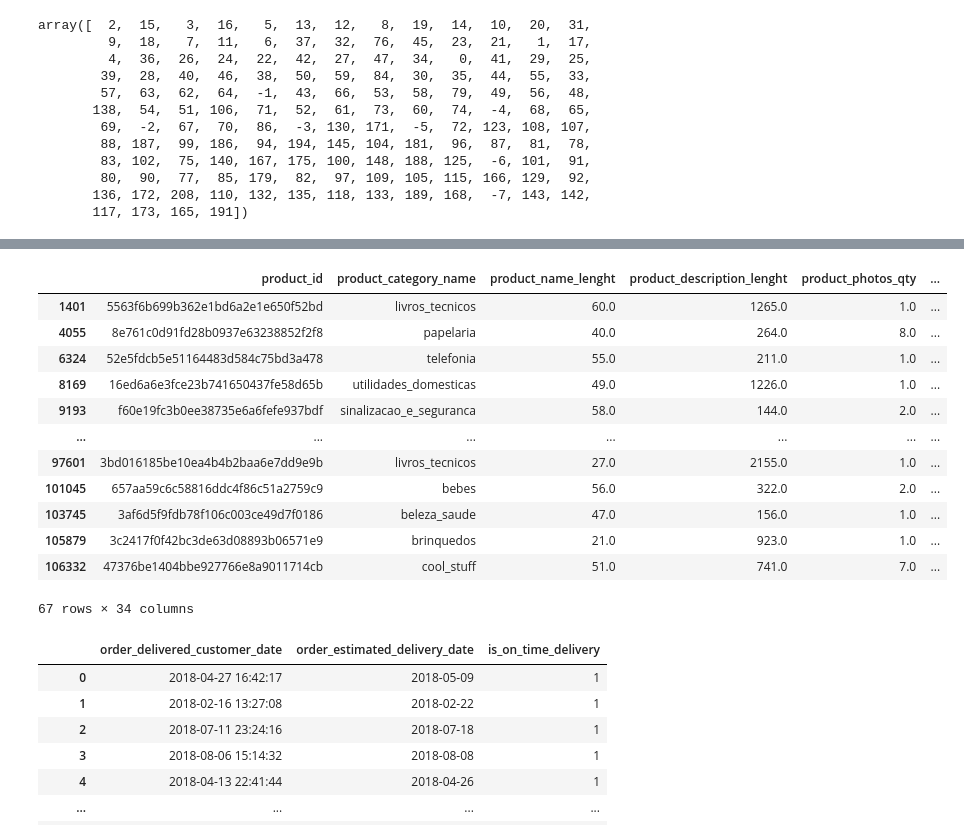
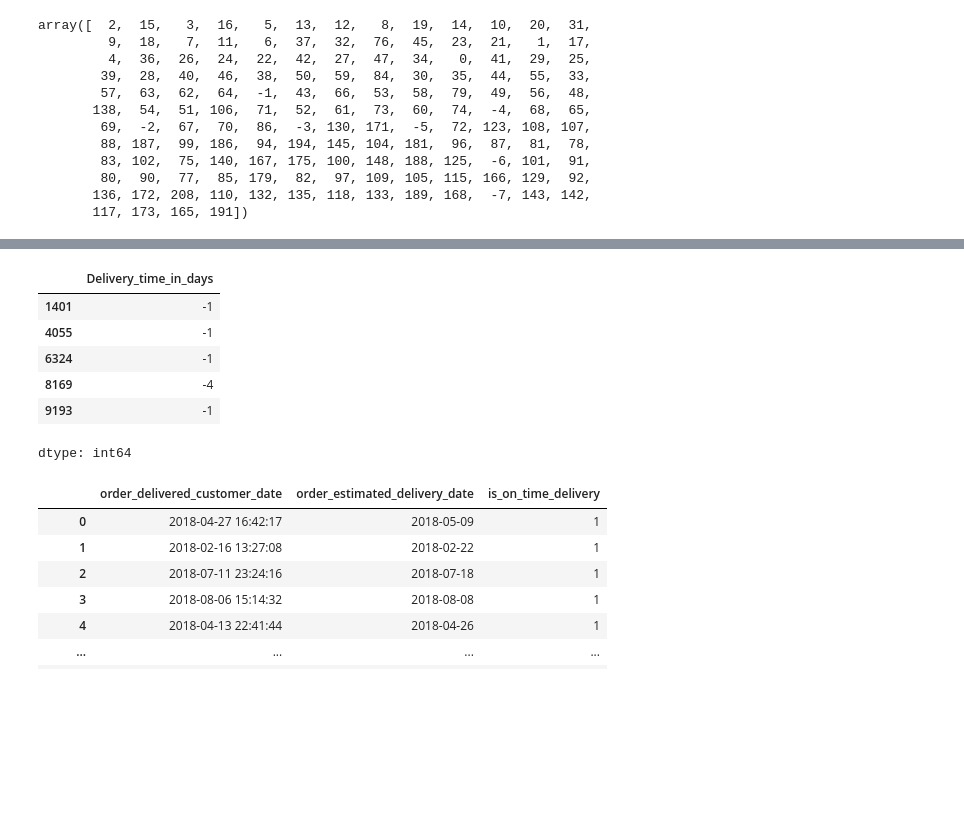
Before and after one commit to Harsh-Burande/OLIST_Brazilian_Market, a Jupyter notebook: OLIST_delivery_performance.ipynb, the cells around one changed output, grey strips where cells are left out. Drawn from its saved outputs; the diff is of its cells as text; code cells hidden in the pictures; blank space fills up the shorter version.

```diff
--- a/OLIST_delivery_performance.ipynb
+++ b/OLIST_delivery_performance.ipynb
@@ -272,21 +252,15 @@ sorted(OLIST_dataframe['Delivery_time_in_days'])
 # %%
 # Checking delivery time in minus (-)
 
-OLIST_dataframe[OLIST_dataframe['Delivery_time_in_days'] < 0]
+OLIST_dataframe[OLIST_dataframe['Delivery_time_in_days'] < 0]['Delivery_time_in_days'].head(5)
 # %% [output]
-|  | product_id | product_category_name | product_name_lenght | product_description_lenght | product_photos_qty | ... |
-| 1401 | 5563f6b699b362e1bd6a2e1e650f52bd | livros_tecnicos | 60.0 | 1265.0 | 1.0 | ... |
-| 4055 | 8e761c0d91fd28b0937e63238852f2f8 | papelaria | 40.0 | 264.0 | 8.0 | ... |
-| 6324 | 52e5fdcb5e51164483d584c75bd3a478 | telefonia | 55.0 | 211.0 | 1.0 | ... |
-| 8169 | 16ed6a6e3fce23b741650437fe58d65b | utilidades_domesticas | 49.0 | 1226.0 | 1.0 | ... |
-| 9193 | f60e19fc3b0ee38735e6a6fefe937bdf | sinalizacao_e_seguranca | 58.0 | 144.0 | 2.0 | ... |
-| ... | ... | ... | ... | ... | ... | ... |
-| 97601 | 3bd016185be10ea4b4b2baa6e7dd9e9b | livros_tecnicos | 27.0 | 2155.0 | 1.0 | ... |
-| 101045 | 657aa59c6c58816ddc4f86c51a2759c9 | bebes | 56.0 | 322.0 | 2.0 | ... |
-| 103745 | 3af6d5f9fdb78f106c003ce49d7f0186 | beleza_saude | 47.0 | 156.0 | 1.0 | ... |
-| 105879 | 3c2417f0f42bc3de63d08893b06571e9 | brinquedos | 21.0 | 923.0 | 1.0 | ... |
-| 106332 | 47376be1404bbe927766e8a9011714cb | cool_stuff | 51.0 | 741.0 | 7.0 | ... |
+|  | Delivery_time_in_days |
+| 1401 | -1 |
+| 4055 | -1 |
+| 6324 | -1 |
+| 8169 | -4 |
+| 9193 | -1 |
-67 rows × 34 columns
+dtype: int64
 # %%
 # Update OLIST_dataframe by removing the -ve delivery_time_in_days
 
```
Also changed, not shown: parts of 2 cells of this notebook.
